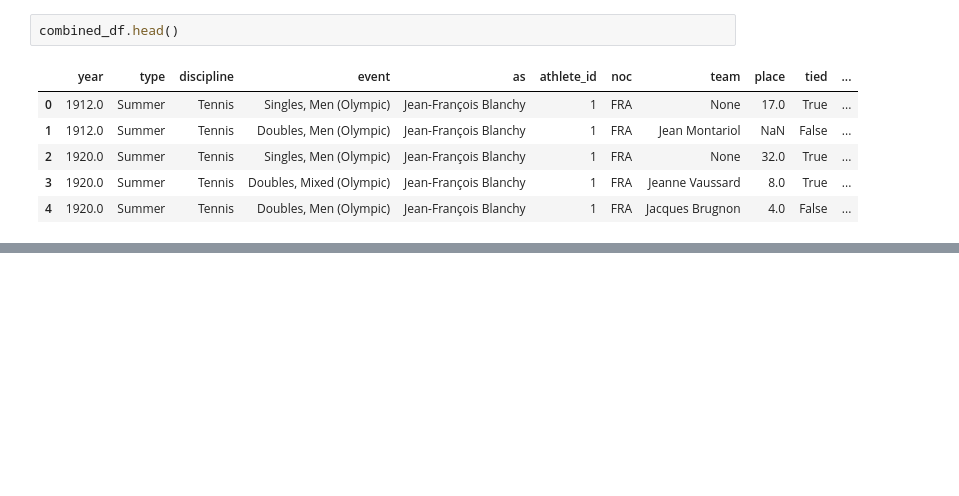
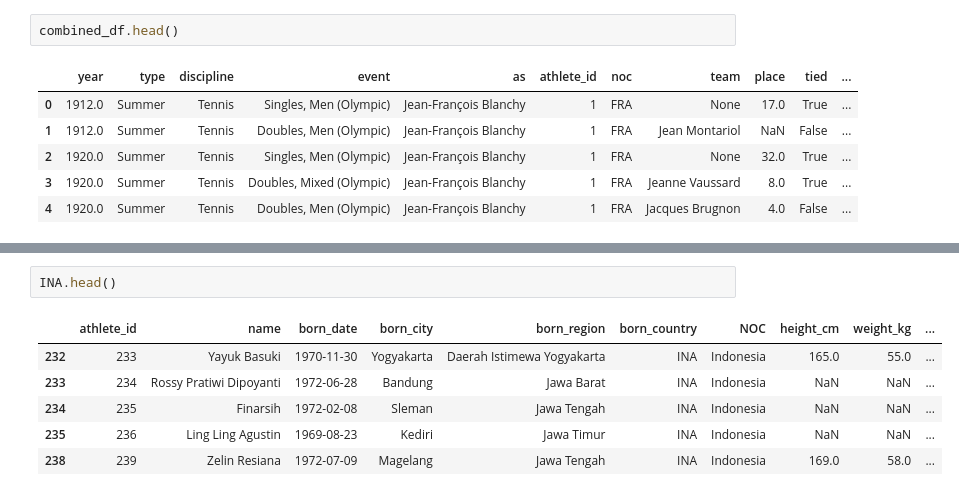
Before and after one commit to Haerulanwar05/Zero-To-ML-Engineer, a Jupyter notebook: Pandas/merging_&_concetenating_data.ipynb, the cells around one changed output, grey strips where cells are left out. Saved outputs shown, nothing was run; the diff lists cells and outputs as text; blank space fills up the shorter version.

```diff
--- a/Pandas/merging_&_concetenating_data.ipynb
+++ b/Pandas/merging_&_concetenating_data.ipynb
@@ -166,0 +179,9 @@ combined_df.head()
+# %%
+INA.head()
+# %% [output]
+|  | athlete_id | name | born_date | born_city | born_region | born_country | NOC | height_cm | weight_kg | ... |
+| 232 | 233 | Yayuk Basuki | 1970-11-30 | Yogyakarta | Daerah Istimewa Yogyakarta | INA | Indonesia | 165.0 | 55.0 | ... |
+| 233 | 234 | Rossy Pratiwi Dipoyanti | 1972-06-28 | Bandung | Jawa Barat | INA | Indonesia | NaN | NaN | ... |
+| 234 | 235 | Finarsih | 1972-02-08 | Sleman | Jawa Tengah | INA | Indonesia | NaN | NaN | ... |
+| 235 | 236 | Ling Ling Agustin | 1969-08-23 | Kediri | Jawa Timur | INA | Indonesia | NaN | NaN | ... |
+| 238 | 239 | Zelin Resiana | 1972-07-09 | Magelang | Jawa Tengah | INA | Indonesia | 169.0 | 58.0 | ... |
```
Also changed, not shown: parts of 7 cells of this notebook.
